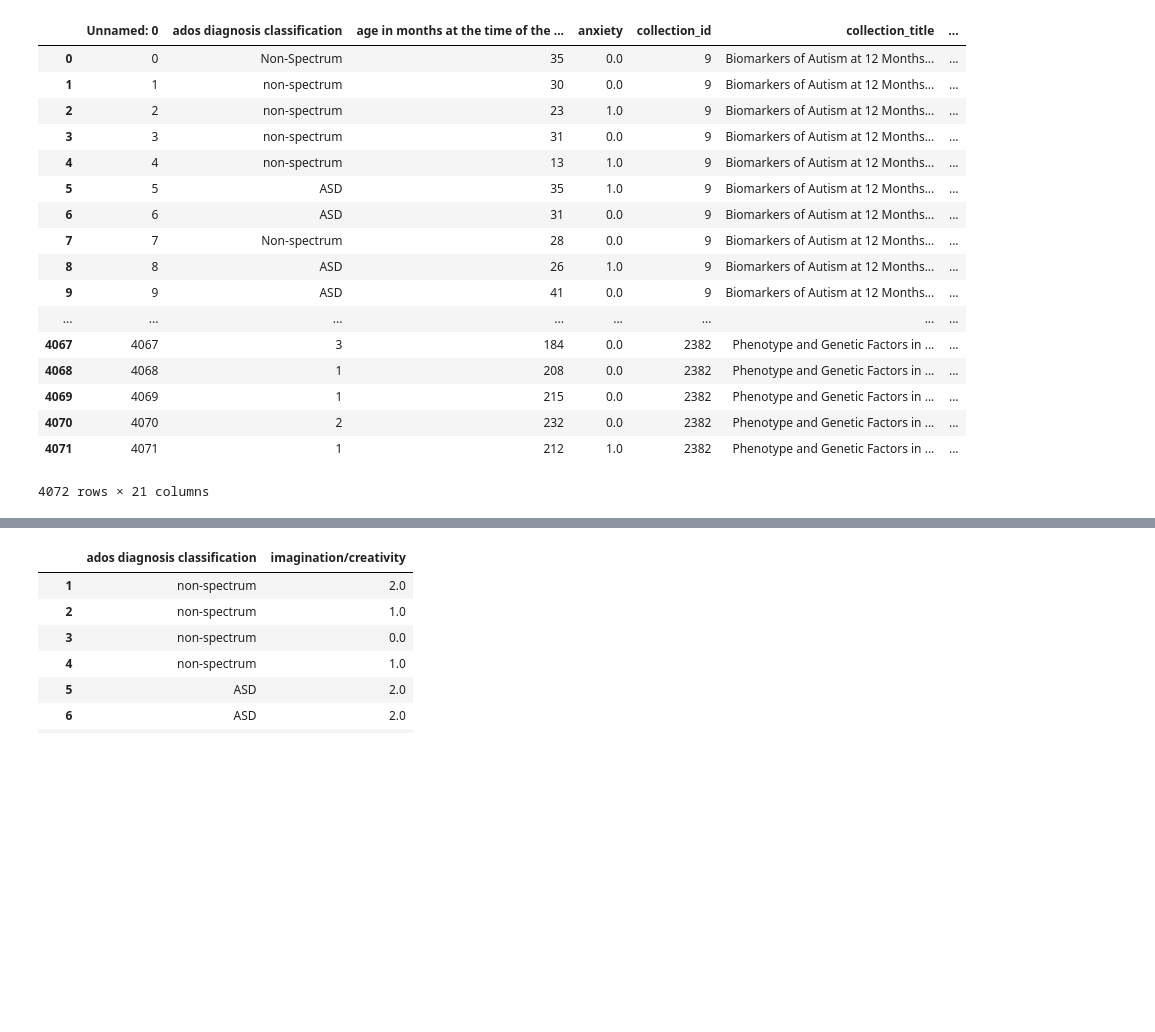
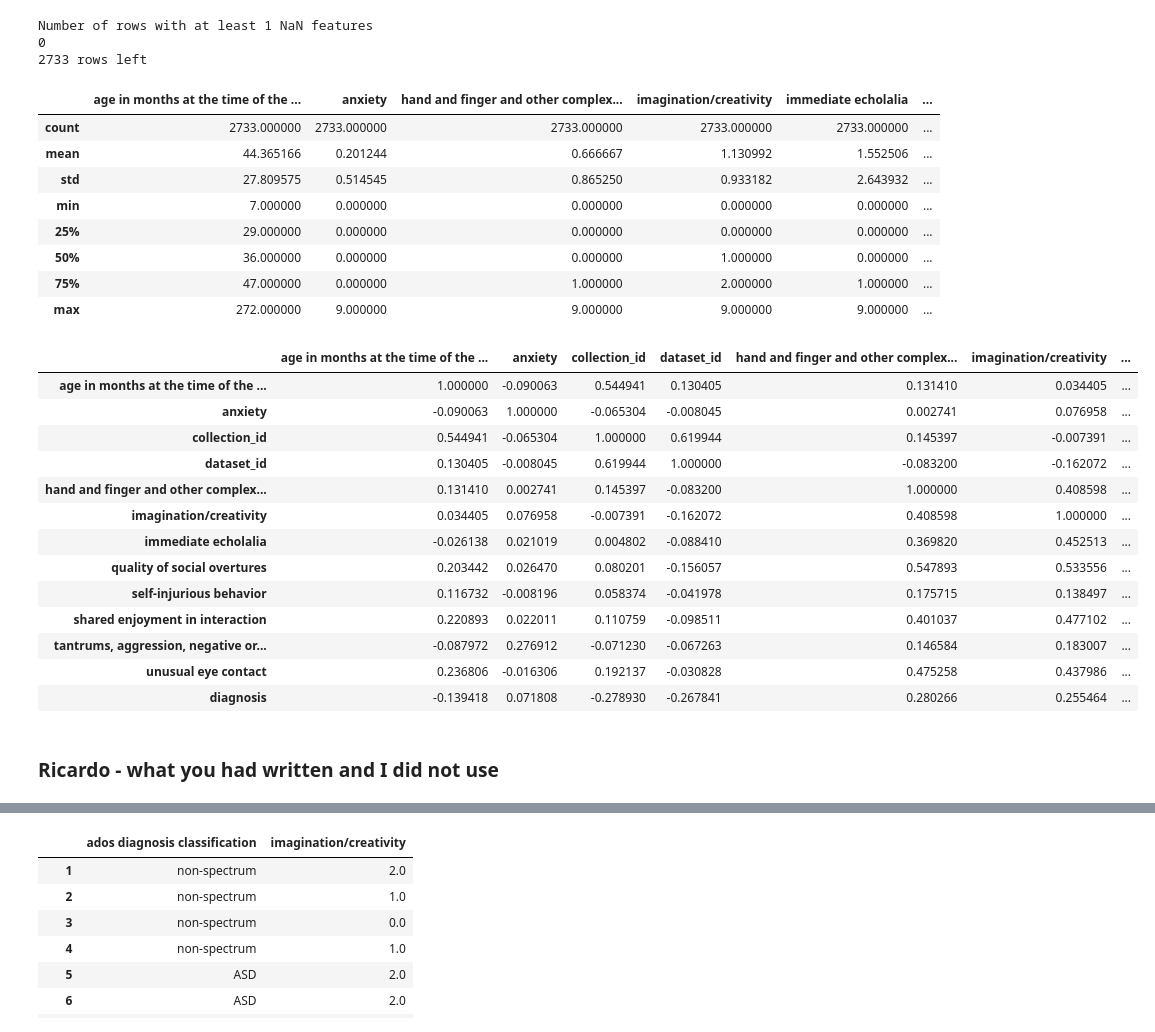
Before and after one commit to javierlopeza/ead-model, a Jupyter notebook: data/features_selection.ipynb, the cells around one changed output, grey strips where cells are left out. Saved outputs shown, nothing was run; the diff lists cells and outputs as text; code cells hidden in the pictures; blank space fills up the shorter version.

```diff
--- a/data/features_selection.ipynb
+++ b/data/features_selection.ipynb
@@ -7,4 +5,6 @@ directory = "C:/Users/ricab/Desktop/data-x/Project/ead-model/data/ados_datasets/
+# %%
+directory = "ados_datasets/"
 # %%
 filename='current_data.txt'
 txtname = directory+filename
-data = pd.read_csv(txtname, sep="\t", header=0)
+data = pd.read_csv(txtname, sep="\t")
@@ -11,23 +35,43 @@ data = pd.read_csv(txtname, sep="\t", header=0)
+# %%
+print ('Number of rows with at least 1 NaN features')
+print (data[data.isnull().sum(axis=1) > 0].shape[0])
+# Remove them for now
+data = data[data.isnull().sum(axis=1) == 0]
+print (str(data.shape[0]) + ' rows left')
+# %% [output]
+Number of rows with at least 1 NaN features
+0
+2733 rows left
+# %%
+data[potentiallyUseful].describe()
+# %% [output]
+|  | age in months at the time of the ... | anxiety | hand and finger and other complex... | imagination/creativity | immediate echolalia | ... |
+| count | 2733.000000 | 2733.000000 | 2733.000000 | 2733.000000 | 2733.000000 | ... |
+| mean | 44.365166 | 0.201244 | 0.666667 | 1.130992 | 1.552506 | ... |
+| std | 27.809575 | 0.514545 | 0.865250 | 0.933182 | 2.643932 | ... |
+| min | 7.000000 | 0.000000 | 0.000000 | 0.000000 | 0.000000 | ... |
+| 25% | 29.000000 | 0.000000 | 0.000000 | 0.000000 | 0.000000 | ... |
+| 50% | 36.000000 | 0.000000 | 0.000000 | 1.000000 | 0.000000 | ... |
+| 75% | 47.000000 | 0.000000 | 1.000000 | 2.000000 | 1.000000 | ... |
+| max | 272.000000 | 9.000000 | 9.000000 | 9.000000 | 9.000000 | ... |
 # %%
-data
+data.corr()
 # %% [output]
-|  | Unnamed: 0 | ados diagnosis classification | age in months at the time of the ... | anxiety | collection_id | collection_title | ... |
-| 0 | 0 | Non-Spectrum | 35 | 0.0 | 9 | Biomarkers of Autism at 12 Months... | ... |
-| 1 | 1 | non-spectrum | 30 | 0.0 | 9 | Biomarkers of Autism at 12 Months... | ... |
-| 2 | 2 | non-spectrum | 23 | 1.0 | 9 | Biomarkers of Autism at 12 Months... | ... |
-| 3 | 3 | non-spectrum | 31 | 0.0 | 9 | Biomarkers of Autism at 12 Months... | ... |
-| 4 | 4 | non-spectrum | 13 | 1.0 | 9 | Biomarkers of Autism at 12 Months... | ... |
-| 5 | 5 | ASD | 35 | 1.0 | 9 | Biomarkers of Autism at 12 Months... | ... |
-| 6 | 6 | ASD | 31 | 0.0 | 9 | Biomarkers of Autism at 12 Months... | ... |
-| 7 | 7 | Non-spectrum | 28 | 0.0 | 9 | Biomarkers of Autism at 12 Months... | ... |
-| 8 | 8 | ASD | 26 | 1.0 | 9 | Biomarkers of Autism at 12 Months... | ... |
-| 9 | 9 | ASD | 41 | 0.0 | 9 | Biomarkers of Autism at 12 Months... | ... |
-| ... | ... | ... | ... | ... | ... | ... | ... |
-| 4067 | 4067 | 3 | 184 | 0.0 | 2382 | Phenotype and Genetic Factors in ... | ... |
-| 4068 | 4068 | 1 | 208 | 0.0 | 2382 | Phenotype and Genetic Factors in ... | ... |
-| 4069 | 4069 | 1 | 215 | 0.0 | 2382 | Phenotype and Genetic Factors in ... | ... |
-| 4070 | 4070 | 2 | 232 | 0.0 | 2382 | Phenotype and Genetic Factors in ... | ... |
-| 4071 | 4071 | 1 | 212 | 1.0 | 2382 | Phenotype and Genetic Factors in ... | ... |
+|  | age in months at the time of the ... | anxiety | collection_id | dataset_id | hand and finger and other complex... | imagination/creativity | ... |
+| age in months at the time of the ... | 1.000000 | -0.090063 | 0.544941 | 0.130405 | 0.131410 | 0.034405 | ... |
+| anxiety | -0.090063 | 1.000000 | -0.065304 | -0.008045 | 0.002741 | 0.076958 | ... |
+| collection_id | 0.544941 | -0.065304 | 1.000000 | 0.619944 | 0.145397 | -0.007391 | ... |
+| dataset_id | 0.130405 | -0.008045 | 0.619944 | 1.000000 | -0.083200 | -0.162072 | ... |
+| hand and finger and other complex... | 0.131410 | 0.002741 | 0.145397 | -0.083200 | 1.000000 | 0.408598 | ... |
+| imagination/creativity | 0.034405 | 0.076958 | -0.007391 | -0.162072 | 0.408598 | 1.000000 | ... |
+| immediate echolalia | -0.026138 | 0.021019 | 0.004802 | -0.088410 | 0.369820 | 0.452513 | ... |
+| quality of social overtures | 0.203442 | 0.026470 | 0.080201 | -0.156057 | 0.547893 | 0.533556 | ... |
+| self-injurious behavior | 0.116732 | -0.008196 | 0.058374 | -0.041978 | 0.175715 | 0.138497 | ... |
+| shared enjoyment in interaction | 0.220893 | 0.022011 | 0.110759 | -0.098511 | 0.401037 | 0.477102 | ... |
+| tantrums, aggression, negative or... | -0.087972 | 0.276912 | -0.071230 | -0.067263 | 0.146584 | 0.183007 | ... |
+| unusual eye contact | 0.236806 | -0.016306 | 0.192137 | -0.030828 | 0.475258 | 0.437986 | ... |
+| diagnosis | -0.139418 | 0.071808 | -0.278930 | -0.267841 | 0.280266 | 0.255464 | ... |
-4072 rows × 21 columns
+# %% [markdown]
+### Ricardo - what you had written and I did not use
 # %%
 data=data.drop(['Unnamed: 0', 'collection_id', 'collection_title', 'dataset_id', 'promoted_subjectkey', 'the ndar global unique identifier (guid) for research subject'], axis=1)
```
Also changed, not shown: parts of 4 cells of this notebook.
